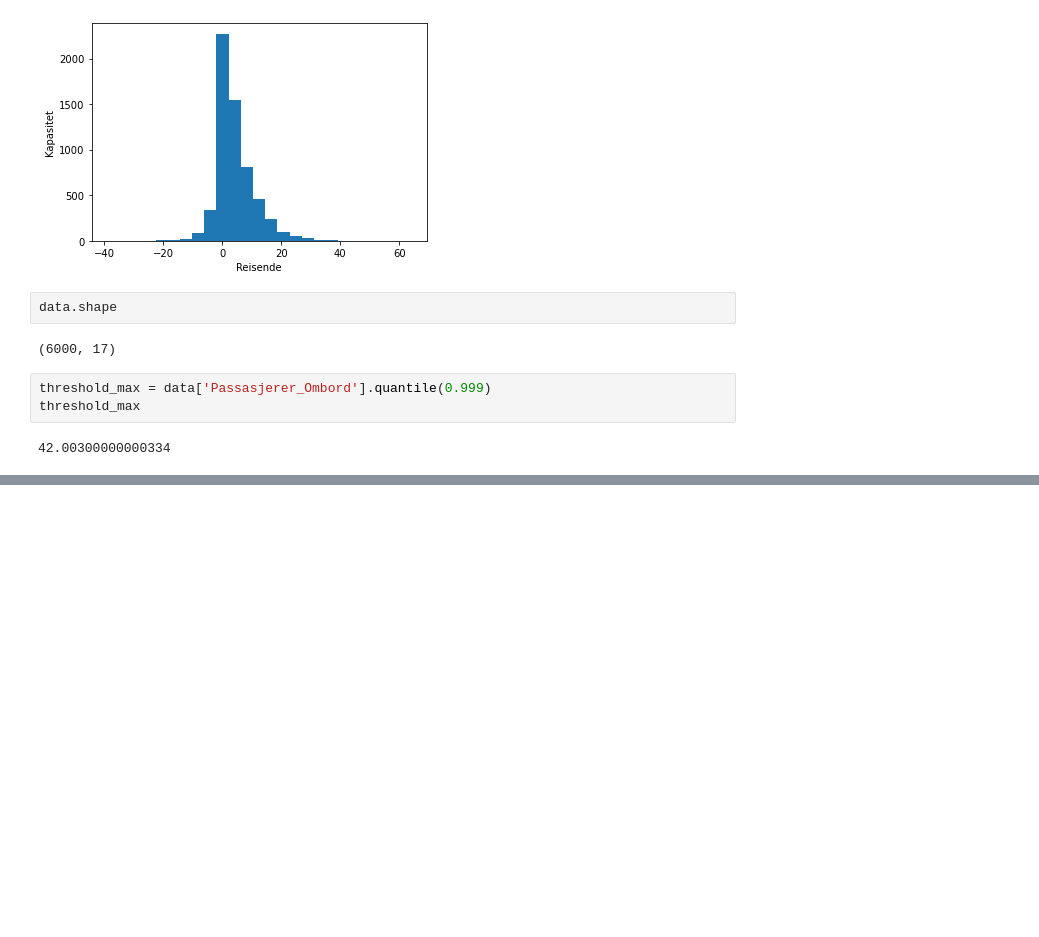
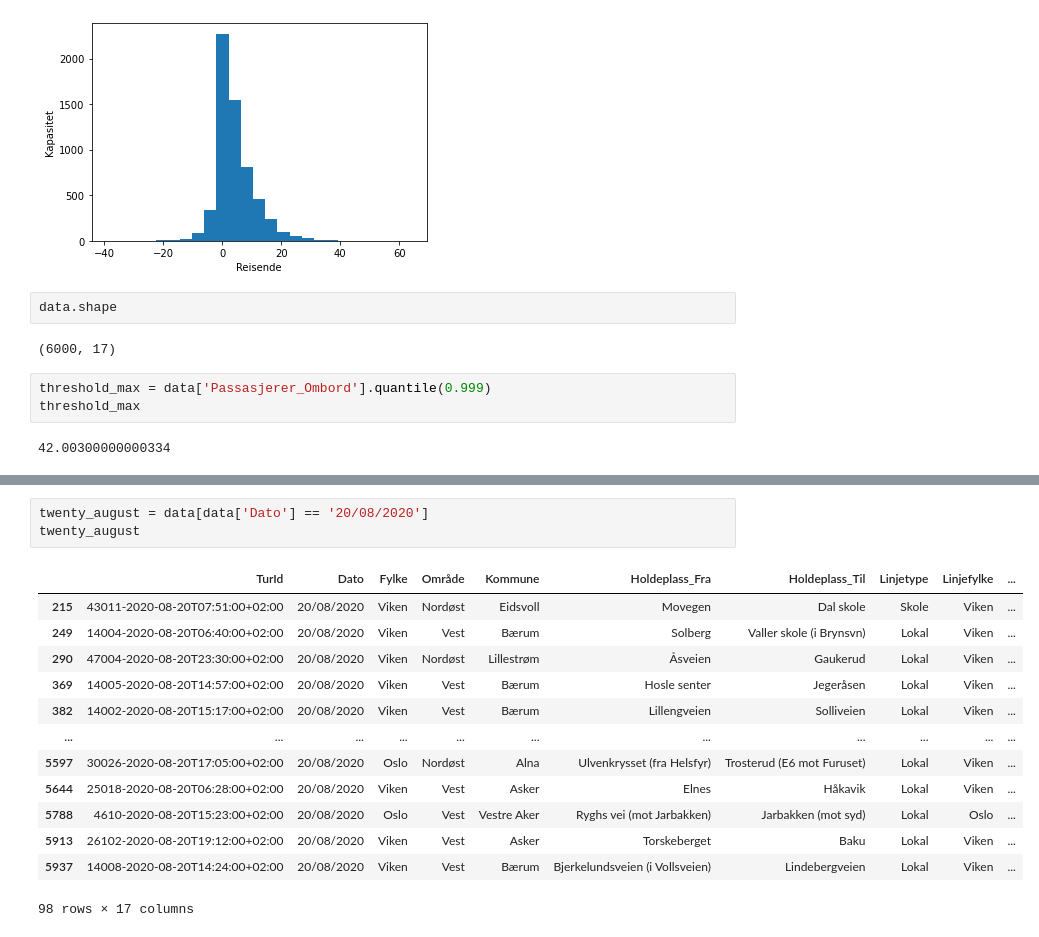
Before and after one commit to VidarErmesjo/Assignment1, a Jupyter notebook: Feature-Engineering.ipynb, the cells around one changed output, grey strips where cells are left out. Cells and saved outputs as stored; diff of their text form; blank space fills up the shorter version.

Commit message:
WIP added data from specific date

```diff
--- a/Feature-Engineering.ipynb
+++ b/Feature-Engineering.ipynb
@@ -57,3 +57,20 @@ data[data['Passasjerer_Ombord']>threshold_max]
 | 3452 | 27004-2020-08-11T15:57:00+02:00 | 11/08/2020 | Viken | Vest | Asker | Trollstua (mot Dikemark) | Sportstuen (mot Vardåsen) | Lokal | Viken | ... |
 | 4205 | 40003-2020-08-24T07:51:00+02:00 | 24/08/2020 | Viken | Nordøst | Ullensaker | Lystad (Ullensaker) | Aspervegen | Skole | Viken | ... |
 | 5514 | 27004-2020-08-11T15:57:00+02:00 | 11/08/2020 | Viken | Vest | Asker | Trollstua (mot Dikemark) | Sportstuen (mot Vardåsen) | Lokal | Viken | ... |
+# %%
+twenty_august = data[data['Dato'] == '20/08/2020']
+twenty_august
+# %% [output]
+|  | TurId | Dato | Fylke | Område | Kommune | Holdeplass_Fra | Holdeplass_Til | Linjetype | Linjefylke | ... |
+| 215 | 43011-2020-08-20T07:51:00+02:00 | 20/08/2020 | Viken | Nordøst | Eidsvoll | Movegen | Dal skole | Skole | Viken | ... |
+| 249 | 14004-2020-08-20T06:40:00+02:00 | 20/08/2020 | Viken | Vest | Bærum | Solberg | Valler skole (i Brynsvn) | Lokal | Viken | ... |
+| 290 | 47004-2020-08-20T23:30:00+02:00 | 20/08/2020 | Viken | Nordøst | Lillestrøm | Åsveien | Gaukerud | Lokal | Viken | ... |
+| 369 | 14005-2020-08-20T14:57:00+02:00 | 20/08/2020 | Viken | Vest | Bærum | Hosle senter | Jegeråsen | Lokal | Viken | ... |
+| 382 | 14002-2020-08-20T15:17:00+02:00 | 20/08/2020 | Viken | Vest | Bærum | Lillengveien | Solliveien | Lokal | Viken | ... |
+| ... | ... | ... | ... | ... | ... | ... | ... | ... | ... | ... |
+| 5597 | 30026-2020-08-20T17:05:00+02:00 | 20/08/2020 | Oslo | Nordøst | Alna | Ulvenkrysset (fra Helsfyr) | Trosterud (E6 mot Furuset) | Lokal | Viken | ... |
+| 5644 | 25018-2020-08-20T06:28:00+02:00 | 20/08/2020 | Viken | Vest | Asker | Elnes | Håkavik | Lokal | Viken | ... |
+| 5788 | 4610-2020-08-20T15:23:00+02:00 | 20/08/2020 | Oslo | Vest | Vestre Aker | Ryghs vei (mot Jarbakken) | Jarbakken (mot syd) | Lokal | Oslo | ... |
+| 5913 | 26102-2020-08-20T19:12:00+02:00 | 20/08/2020 | Viken | Vest | Asker | Torskeberget | Baku | Lokal | Viken | ... |
+| 5937 | 14008-2020-08-20T14:24:00+02:00 | 20/08/2020 | Viken | Vest | Bærum | Bjerkelundsveien (i Vollsveien) | Lindebergveien | Lokal | Viken | ... |
+98 rows × 17 columns
```
